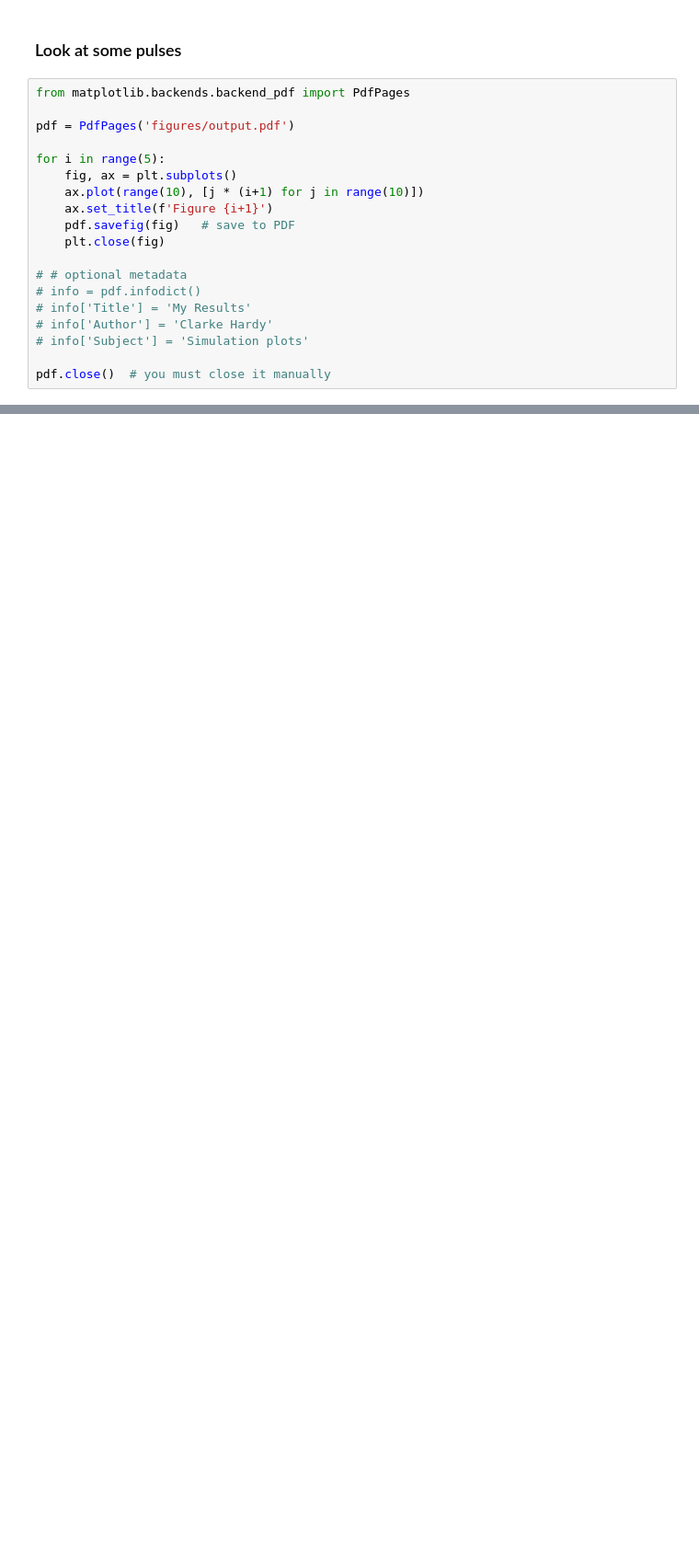
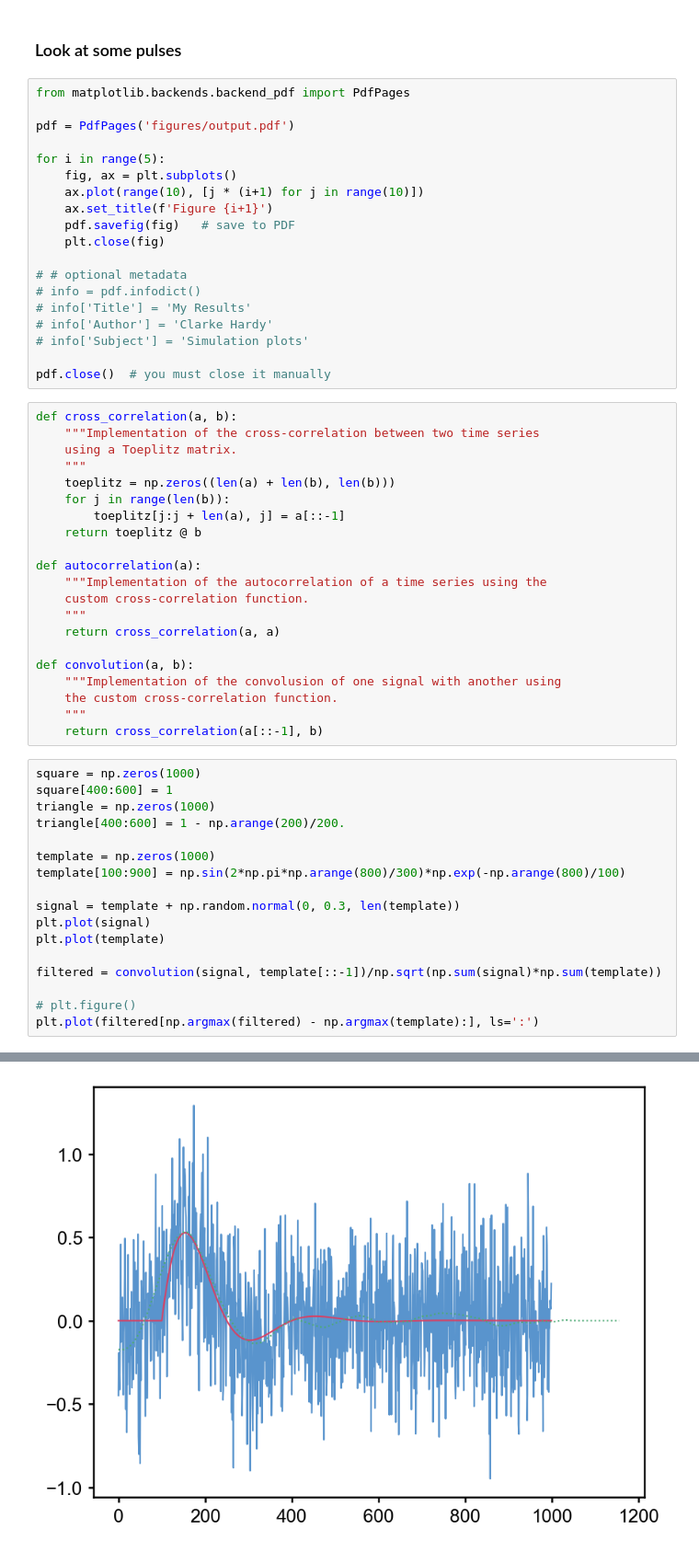
Before and after one commit to clarkehardy/nanospheres, a Jupyter notebook: calibration.ipynb, the cells around one changed output, grey strips where cells are left out. Shown at 92% size. Cells and saved outputs as stored; diff of their text form; blank space fills up the shorter version.

```diff
--- a/calibration.ipynb
+++ b/calibration.ipynb
@@ -257,3 +369,42 @@ for i in range(5):
 # info['Subject'] = 'Simulation plots'
 
 pdf.close()  # you must close it manually
+# %%
+def cross_correlation(a, b):
+    """Implementation of the cross-correlation between two time series
+    using a Toeplitz matrix.
+    """
+    toeplitz = np.zeros((len(a) + len(b), len(b)))
+    for j in range(len(b)):
+        toeplitz[j:j + len(a), j] = a[::-1]
+    return toeplitz @ b
+
+def autocorrelation(a):
+    """Implementation of the autocorrelation of a time series using the
+    custom cross-correlation function.
+    """
+    return cross_correlation(a, a)
+
+def convolution(a, b):
+    """Implementation of the convolusion of one signal with another using
+    the custom cross-correlation function.
+    """
+    return cross_correlation(a[::-1], b)
+# %%
+square = np.zeros(1000)
+square[400:600] = 1
+triangle = np.zeros(1000)
+triangle[400:600] = 1 - np.arange(200)/200.
+
+template = np.zeros(1000)
+template[100:900] = np.sin(2*np.pi*np.arange(800)/300)*np.exp(-np.arange(800)/100)
+
+signal = template + np.random.normal(0, 0.3, len(template))
+plt.plot(signal)
+plt.plot(template)
+
+filtered = convolution(signal, template[::-1])/np.sqrt(np.sum(signal)*np.sum(template))
+
+# plt.figure()
+plt.plot(filtered[np.argmax(filtered) - np.argmax(template):], ls=':')
+# %% [output]
@@ -259,0 +425 @@ pdf.close()  # you must close it manually
+[figure, added]
```
Also changed, not shown: parts of 26 cells of this notebook, 3 other files.
